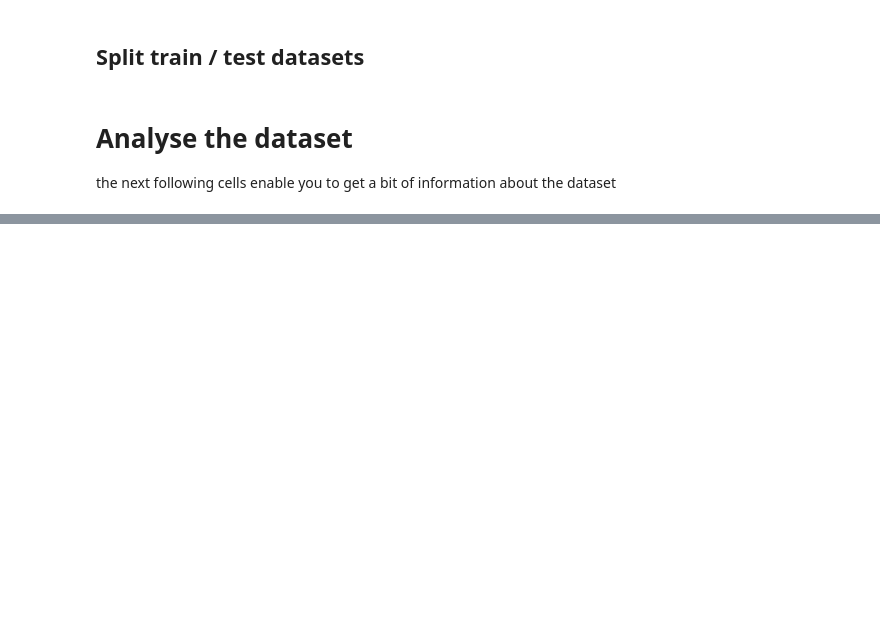
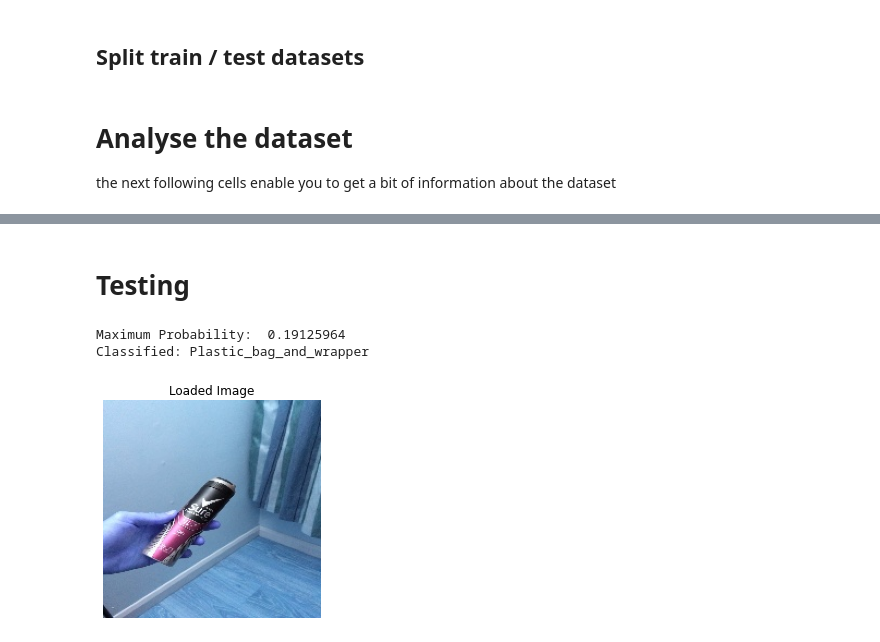
Before and after one commit to SylvJalb/surfnet, a Jupyter notebook: src/classifier/Plastic_Classifier.ipynb, the cells around one changed output, grey strips where cells are left out. Cells and saved outputs as stored; diff of their text form; code cells hidden in the pictures; blank space fills up the shorter version.

Commit message:
plastic classifier notebook
Co-authored-by: Arthur Molia <ArthurMolia@users.noreply.github.com>

```diff
--- a/src/classifier/Plastic_Classifier.ipynb
+++ b/src/classifier/Plastic_Classifier.ipynb
@@ -198,0 +242,4 @@ plt.imshow(x)
+# %%
+model.compile(loss='categorical_crossentropy',
+              optimizer='adam',
+              metrics=['acc'])
@@ -198,0 +248,8 @@ plt.imshow(x)
+# %%
+history = model.fit_generator(train_generator,
+                              epochs=60,
+                              steps_per_epoch=3413//32,
+                              validation_data=test_generator,
+                              validation_steps=853//32,
+                              workers = 4,
+                              callbacks=callbacks_list)
@@ -198,0 +274,25 @@ plt.imshow(x)
+# %% [markdown]
+# Testing
+# %%
+from keras.preprocessing import image
+
+img_path = images_folder + 'Can/' + '67.jpg'
+
+img = image.load_img(img_path, target_size=(200, 200))
+img = image.img_to_array(img, dtype=np.uint8)
+img=np.array(img)/255.0
+
+plt.title("Loaded Image")
+plt.axis('off')
+plt.imshow(img.squeeze())
+
+p=model.predict(img[np.newaxis, ...])
+
+#print("Predicted shape",p.shape)
+print("Maximum Probability: ",np.max(p[0], axis=-1))
+predicted_class = labels[np.argmax(p[0], axis=-1)]
+print("Classified:",predicted_class)
+# %% [output]
+Maximum Probability:  0.19125964
+Classified: Plastic_bag_and_wrapper
+[figure, added]
```
Also changed, not shown: parts of 28 cells of this notebook, 2 other files.
